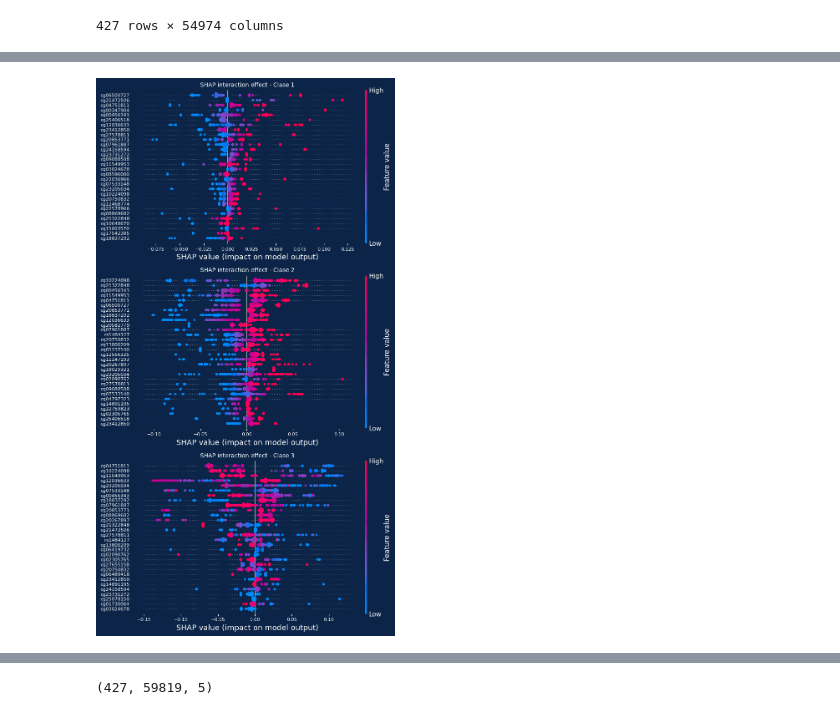
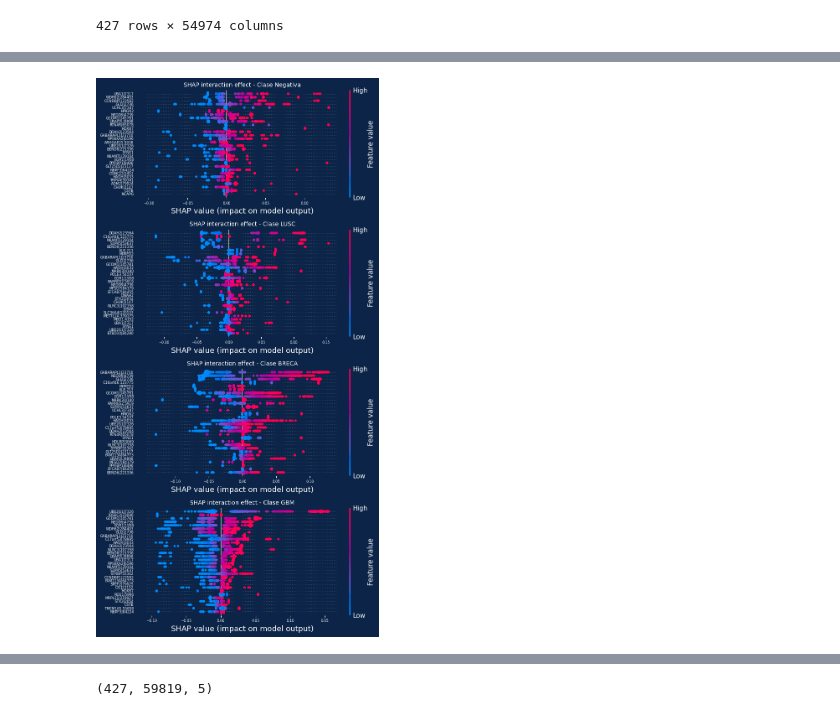
Before and after one commit to rowl27/Cancer-Omics, a Jupyter notebook: 01_05TCGA_PANCA_EXP.ipynb, the cells around one changed output, grey strips where cells are left out. Saved outputs shown, nothing was run; the diff lists cells and outputs as text; code cells hidden in the pictures.

```diff
--- a/01_05TCGA_PANCA_EXP.ipynb
+++ b/01_05TCGA_PANCA_EXP.ipynb
@@ -227,5 +262,5 @@ liver_omics= omics(path,omics_data[f1]['kwrd'],omics_data[f1]['key']).get_meth_c
 # %%
-inter_ca= [liver_omics[liver_omics['Class']!='Metastatic'],gbm_omics[gbm_omics['Class']!='Metastatic'],aml_omics[aml_omics['Class']!='Metastatic'],breca_omics[breca_omics['Class']!='Metastatic'],lusc_omics[lusc_omics['Class']!='Metastatic']]
+inter_ca= [srcm_omics[srcm_omics['Class']!='Metastatic'],liver_omics[liver_omics['Class']!='Metastatic'],gbm_omics[gbm_omics['Class']!='Metastatic'],aml_omics[aml_omics['Class']!='Metastatic'],breca_omics[breca_omics['Class']!='Metastatic'],lusc_omics[lusc_omics['Class']!='Metastatic']]
 df_pan=pd.concat(inter_ca, join="outer").reset_index()
 df_pan = df_pan[~df_pan['Class'].isin(['Recurrent Tumor','Primary Blood Derived Cancer - Peripheral Blood'])]
 
@@ -303,23 +347,15 @@ SVC does not accept missing values encoded as NaN natively. For supervised learn
 # %%
   x_train, x_test, y_train, y_test = train_test_split(features, target, test_size=0.25, random_state=42)
+
   x_train_tensor = torch.tensor(x_train.values)
   y_train_tensor = torch.tensor(y_train.values)
   train = data_utils.TensorDataset(x_train_tensor, y_train_tensor)
   train_loader = data_utils.DataLoader(train, batch_size=10, shuffle=True)
 
-  x_train_tensor = torch.tensor(x_train.values)
-  y_train_tensor = torch.tensor(y_train.values)
-  train = data_utils.TensorDataset(x_train_tensor, y_train_tensor)
-  train_loader = data_utils.DataLoader(train, batch_size=10, shuffle=True)
   x_test_tensor = torch.tensor(x_test.values)
   y_test_tensor = torch.tensor(y_test.values)
   test = data_utils.TensorDataset(x_test_tensor, y_test_tensor)
   test_loader = data_utils.DataLoader(test, batch_size=10, shuffle=True)
-
-  x_test_tensor = torch.tensor(x_test.values)
-  y_test_tensor = torch.tensor(y_test.values)
-  test = data_utils.TensorDataset(x_test_tensor, y_test_tensor)
-  test_loader = data_utils.DataLoader(test, batch_size=10, shuffle=True)
 # %%
 from sklearn.ensemble import RandomForestClassifier
 rf_n = RandomForestClassifier(n_estimators=5, random_state=random_seed)
@@ -484,4 +474,0 @@ sns.scatterplot(data=toPlot, x="dim1", y="dim2", hue="class")
-# %%
-x_encoded = model.encode(torch.tensor(x_test.head(1).values, dtype=torch.float32).to(device))
-x_hat, mean, logvar = model(torch.tensor(x_test.values, dtype=torch.float32).to(device))
-embg200=x_hat.detach().cpu().numpy()
@@ -580,36 +558,44 @@ shap_values .shape
 # %%
 plt.style.use(cyberpunk_theme)
 fig = plt.figure(tight_layout=True, figsize=(10, 5))
-spec = gridspec.GridSpec(ncols=1, nrows=3, figure=fig)  # Ajustado a una sola fila para visualización en paralelo
+spec = gridspec.GridSpec(ncols=1, nrows=4, figure=fig)  # Ajustado a una sola fila para visualización en paralelo
 
 ax1 = fig.add_subplot(spec[0, 0])  # ax1 en la primera columna
 shap.summary_plot(shap_values[:, :, 0], features=shap_values[:, :, 0], feature_names=x_test.columns, max_display=30, axis_color='w', show=False)  # show=False para evitar que se muestre antes de tiempo
 ax1.yaxis.label.set_color('white')
 ax1.xaxis.label.set_color('white')
-ax1.tick_params(axis='x', colors='white', labelsize=8)
-ax1.tick_params(axis='y', colors='white', labelsize=8)
-ax1.set_title(f'SHAP interaction effect - Clase 1', fontsize=10)  # Título para ax1
+ax1.tick_params(axis='x', colors='white', labelsize=6)
+ax1.tick_params(axis='y', colors='white', labelsize=6)
+ax1.set_title(f'SHAP interaction effect - Clase Negativa', fontsize=10)  # Título para ax1
 
 ax2 = fig.add_subplot(spec[1, 0])  # ax2 en la segunda columna
 shap.summary_plot(shap_values[:, :, 1], features=shap_values[:, :, 1], feature_names=x_test.columns, max_display=30, axis_color='w', show=False)  # show=False para evitar que se muestre antes de tiempo
 ax2.yaxis.label.set_color('white')
 ax2.xaxis.label.set_color('white')
-ax2.tick_params(axis='x', colors='white', labelsize=8)
-ax2.tick_params(axis='y', colors='white', labelsize=8)
-ax2.set_title(f'SHAP interaction effect - Clase 2', fontsize=10)  # Título para ax2
+ax2.tick_params(axis='x', colors='white', labelsize=6)
+ax2.tick_params(axis='y', colors='white', labelsize=6)
+ax2.set_title(f'SHAP interaction effect - Clase LUSC', fontsize=10)  # Título para ax2
 
 ax3 = fig.add_subplot(spec[2, 0])  # ax2 en la segunda columna
-shap.summary_plot(shap_values[:, :, 2], features=shap_values[:, :, 1], feature_names=x_test.columns, max_display=30, axis_color='w', show=False)  # show=False para evitar que se muestre antes de tiempo
+shap.summary_plot(shap_values[:, :, 2], features=shap_values[:, :, 2], feature_names=x_test.columns, max_display=30, axis_color='w', show=False)  # show=False para evitar que se muestre antes de tiempo
 ax3.yaxis.label.set_color('white')
 ax3.xaxis.label.set_color('white')
-ax3.tick_params(axis='x', colors='white', labelsize=8)
-ax3.tick_params(axis='y', colors='white', labelsize=8)
-ax3.set_title(f'SHAP interaction effect - Clase 3', fontsize=10)  # Título para ax2
+ax3.tick_params(axis='x', colors='white', labelsize=6)
+ax3.tick_params(axis='y', colors='white', labelsize=6)
+ax3.set_title(f'SHAP interaction effect - Clase BRECA', fontsize=10)  # Título para ax2
+
+ax4 = fig.add_subplot(spec[3, 0])  # ax2 en la segunda columna
+shap.summary_plot(shap_values[:, :, 3], features=shap_values[:, :, 3], feature_names=x_test.columns, max_display=30, axis_color='w', show=False)  # show=False para evitar que se muestre antes de tiempo
+ax4.yaxis.label.set_color('white')
+ax4.xaxis.label.set_color('white')
+ax4.tick_params(axis='x', colors='white', labelsize=6)
+ax4.tick_params(axis='y', colors='white', labelsize=6)
+ax4.set_title(f'SHAP interaction effect - Clase GBM', fontsize=10)  # Títu
 
 
 plt.show()
 # %% [output]
-[figure, old version]
+[figure, new version]
 # %%
 import pandas as pd
 
```
Also changed, not shown: parts of 29 cells of this notebook.
